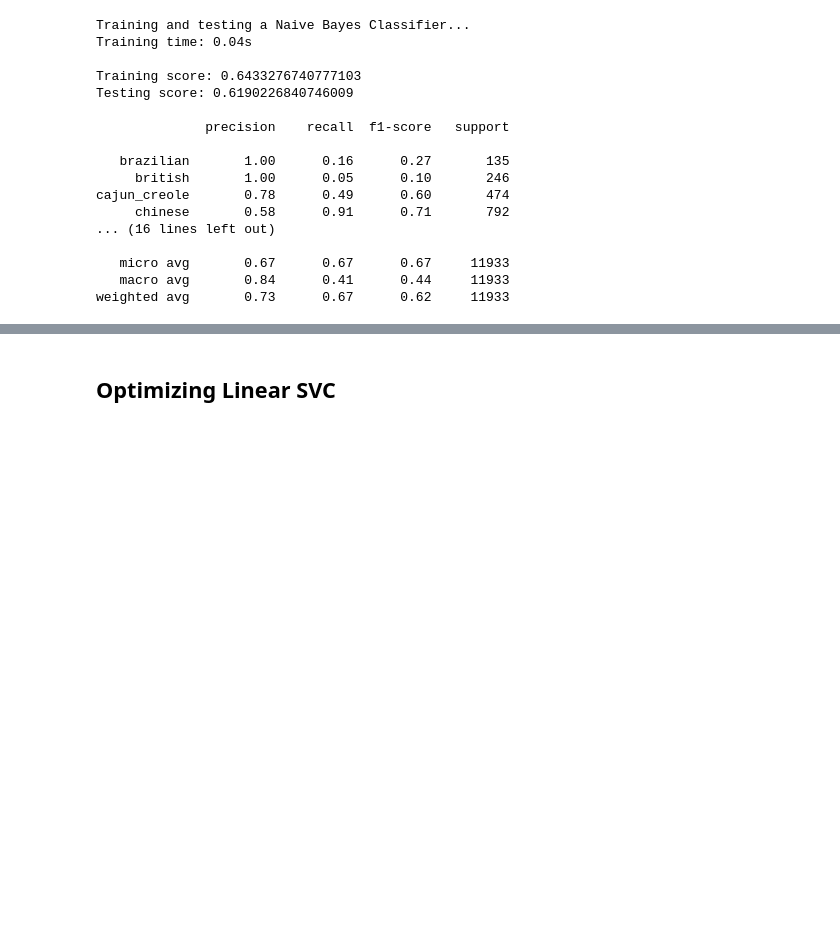
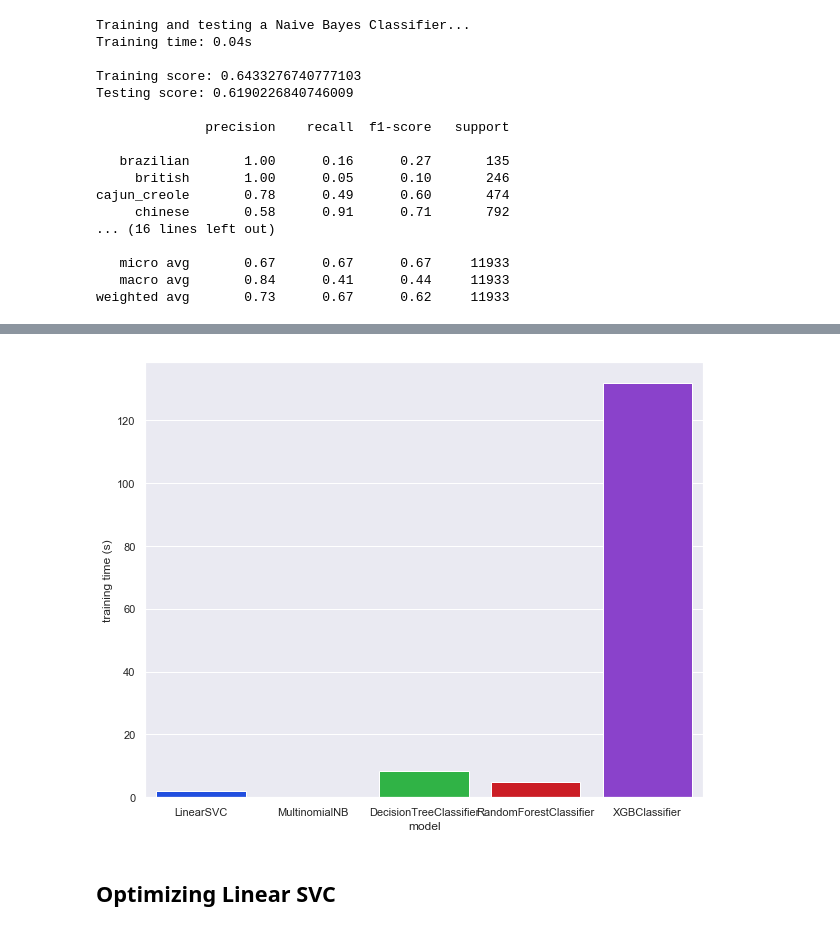
Before and after one commit to bluebehree/whats-cooking, a Jupyter notebook: whats-cooking.ipynb, the cells around one changed output, grey strips where cells are left out. Drawn from its saved outputs; the diff is of its cells as text; code cells hidden in the pictures; blank space fills up the shorter version.

```diff
--- a/whats-cooking.ipynb
+++ b/whats-cooking.ipynb
@@ -378,6 +385,6 @@ cajun_creole       0.66      0.63      0.65       474
 weighted avg       0.69      0.69      0.68     11933
 # %%
 print('Training and testing a XGBoost Classifier...')
-clf_xgb = train_and_test(clf_xgb, X_train, X_test, y_train, y_test)
+clf_xgb, xgb_train_score, xgb_test_score, xgb_time = train_and_test(clf_xgb, X_train, X_test, y_train, y_test)
 # %% [output]
 Training and testing a XGBoost Classifier...
@@ -400,3 +442,18 @@ weighted avg       0.74      0.73      0.72     11933
+# %%
+models = ['LinearSVC', 'MultinomialNB', 'DecisionTreeClassifier',
+          'RandomForestClassifier', 'XGBClassifier']
+
+training_time = [svc_time, nb_time, dt_time, rfc_time, xgb_time]
+# %%
+times = pd.DataFrame({'model': models, 'training time': training_time})
+# %%
+sns.set(rc={'figure.figsize':(10, 8)})
+times_ax = sns.barplot(x='model', y='training time', data=times, palette='bright')
+plt.ylabel('training time (s)')
+times_fig = times_ax.get_figure()
+times_fig.savefig('figures/training_times.png', bbox_inches='tight')
+# %% [output]
+[figure, added]
 # %% [markdown]
 ## Optimizing Linear SVC
 # %%
```
Also changed, not shown: parts of 20 cells of this notebook, 9 other files.
